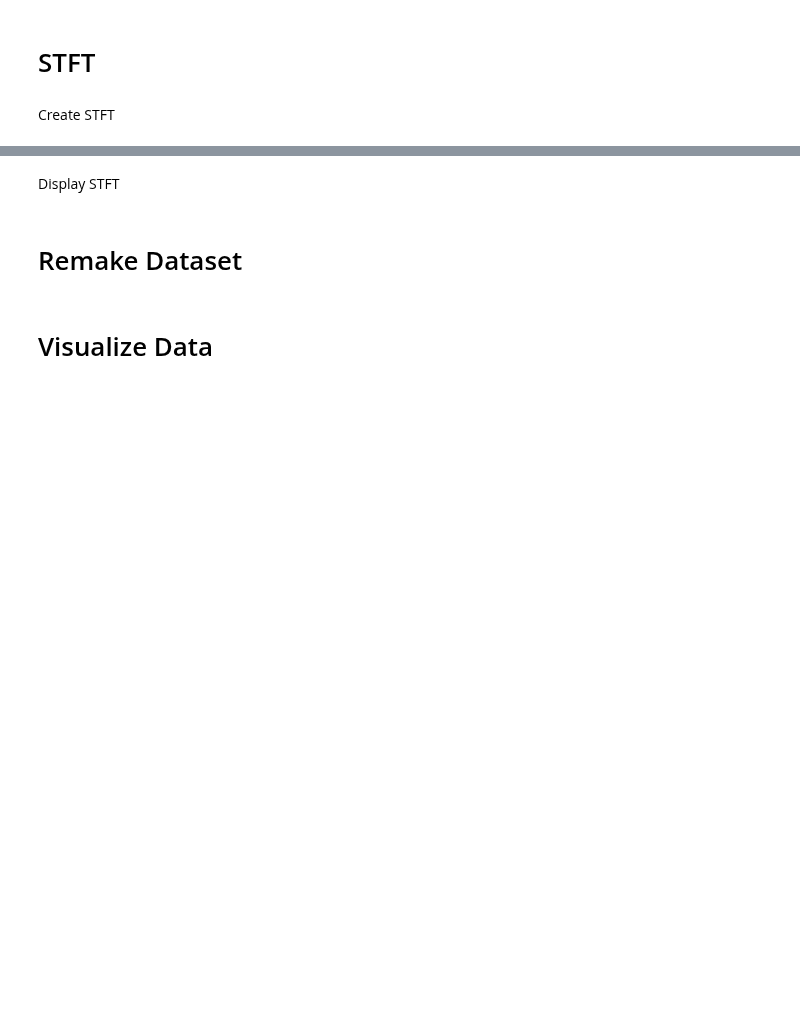
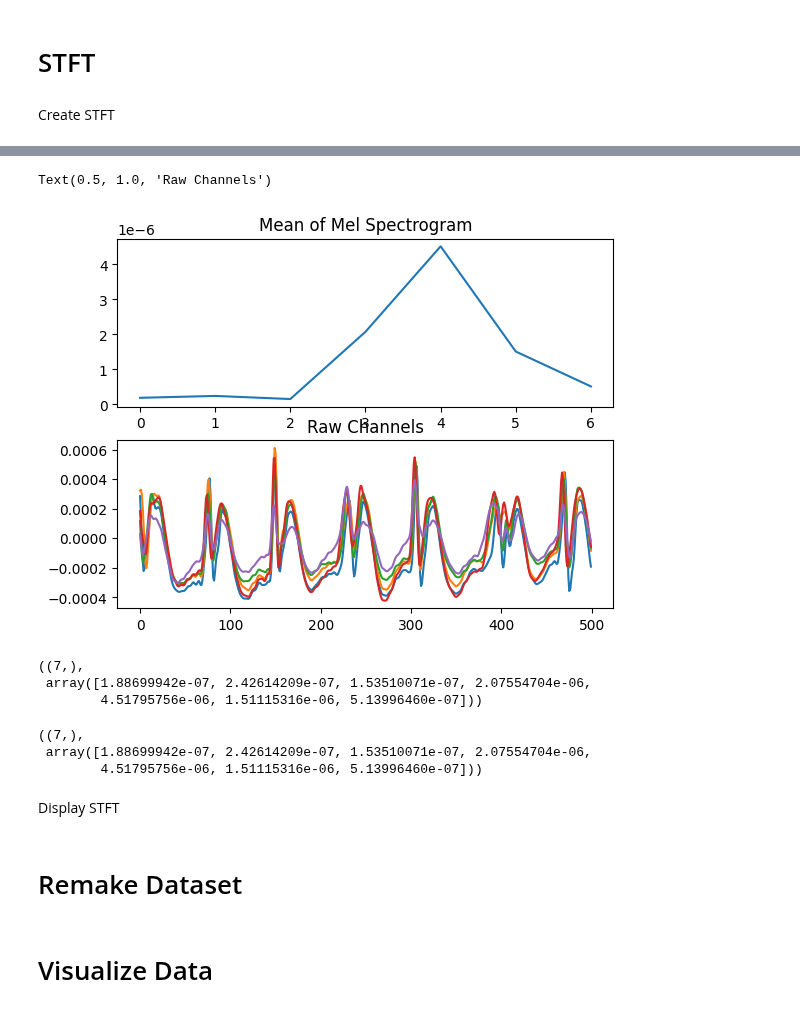
Before and after one commit to Loic017/TinyML-for-Epileptic-Seizures, a Jupyter notebook: seizure_training_undersampling_and_stft.ipynb, the cells around one changed output, grey strips where cells are left out. Cells and saved outputs as stored; diff of their text form; code cells hidden in the pictures; blank space fills up the shorter version.

```diff
--- a/seizure_training_undersampling_and_stft.ipynb
+++ b/seizure_training_undersampling_and_stft.ipynb
@@ -328,0 +280,17 @@ IndexError: list index out of range
+# %%
+plt.subplot(2, 1, 1)
+plt.plot(np.mean(train_db_mean[x], axis=1))
+plt.title("Mean of Mel Spectrogram")
+plt.subplot(2, 1, 2)
+for i in train_set_x[x]:
+    plt.plot(i)
+plt.title("Raw Channels")
+# %% [output]
+Text(0.5, 1.0, 'Raw Channels')
+[figure, added]
+# %%
+np.mean(train_db_mean[x], axis=1).shape, np.mean(train_db_mean[x], axis=1)
+# %% [output]
+((7,),
+ array([1.88699942e-07, 2.42614209e-07, 1.53510071e-07, 2.07554704e-06,
+        4.51795756e-06, 1.51115316e-06, 5.13996460e-07]))
@@ -329,3 +307,9 @@ IndexError: list index out of range
+# %%
+final_train_data[x].shape, final_train_data[x]
+# %% [output]
+((7,),
+ array([1.88699942e-07, 2.42614209e-07, 1.53510071e-07, 2.07554704e-06,
+        4.51795756e-06, 1.51115316e-06, 5.13996460e-07]))
 # %% [markdown]
 Display STFT
 # %% [markdown]
```
Also changed, not shown: parts of 38 cells of this notebook.
